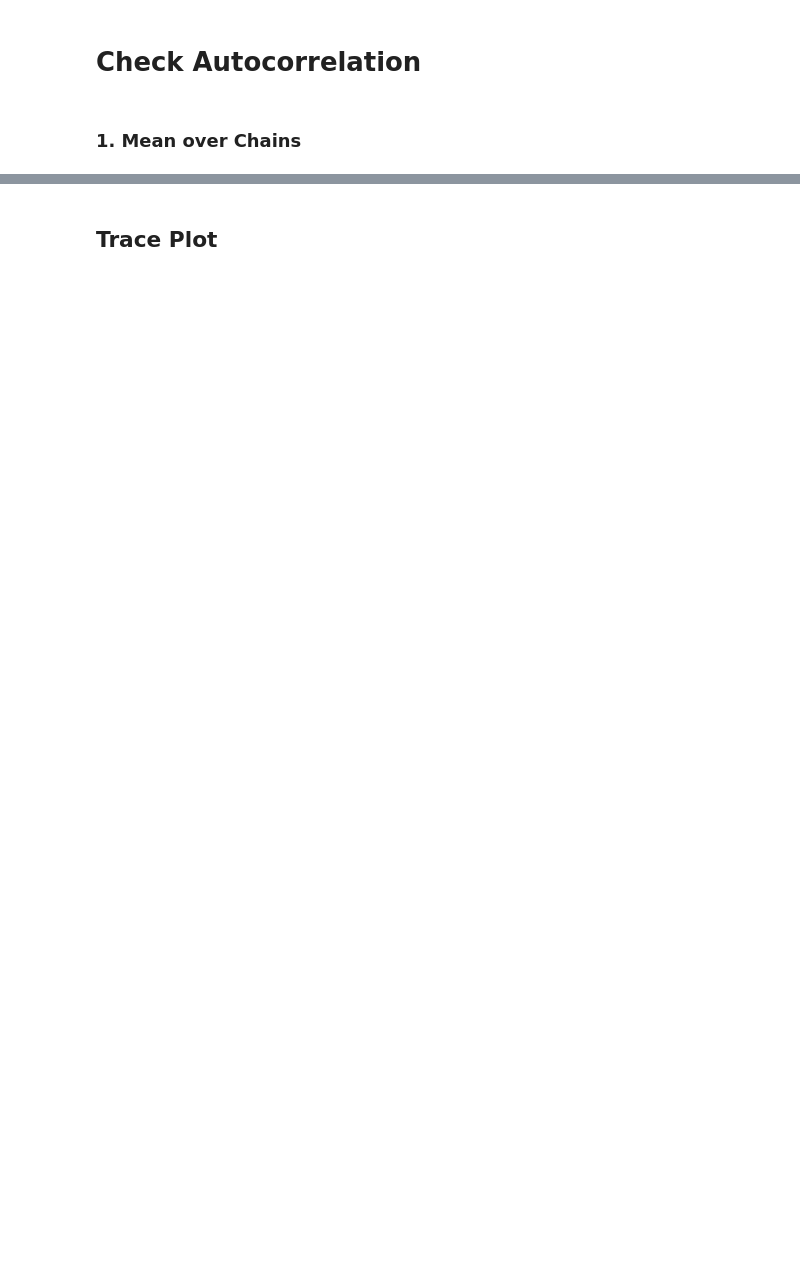
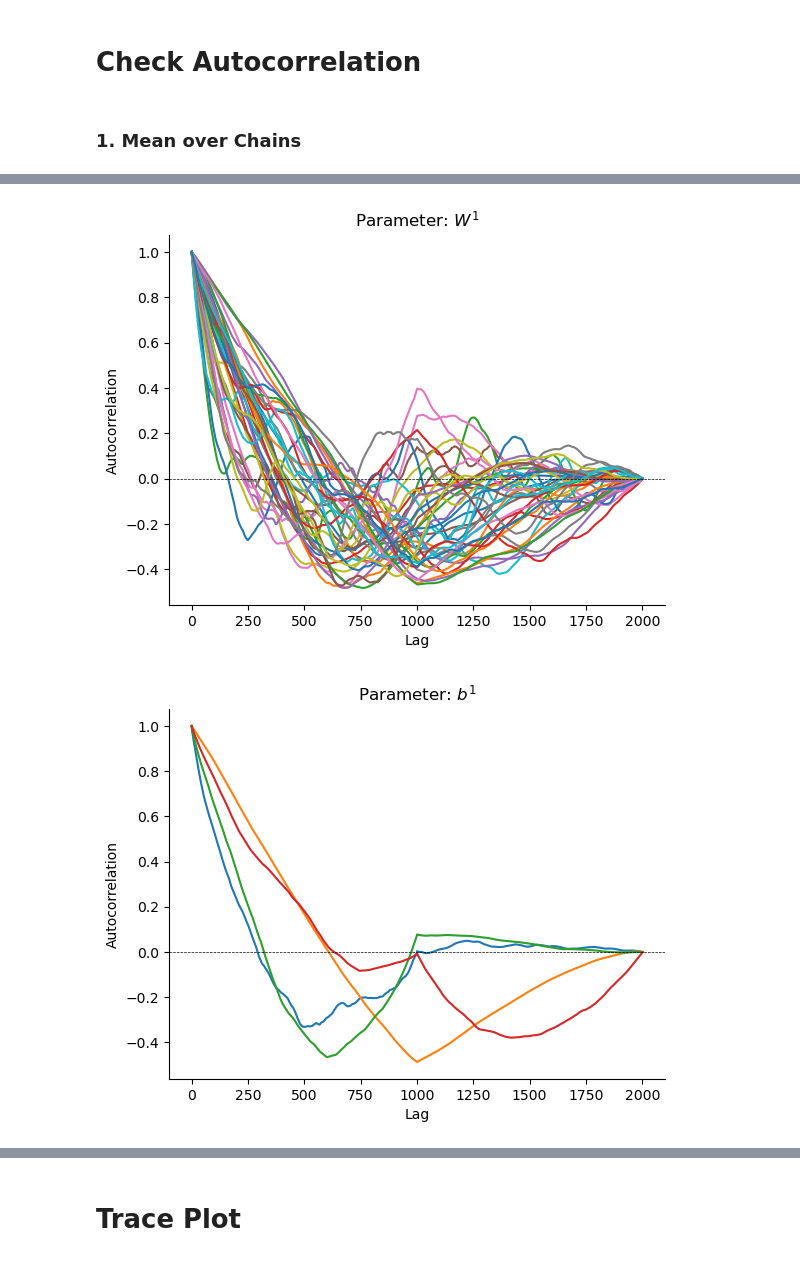
Before and after one commit to hannahrosafriesacher/HMC-UQ, a Jupyter notebook: evaluate_hmc.ipynb, the cells around one changed output, grey strips where cells are left out. Saved outputs shown, nothing was run; the diff lists cells and outputs as text; code cells hidden in the pictures; blank space fills up the shorter version.

```diff
--- a/evaluate_hmc.ipynb
+++ b/evaluate_hmc.ipynb
@@ -174,0 +210,41 @@ calculate_autocorrelation(params_eval)
+# %%
+params_eval = filter_params_reduced(params_reduced, 50, return_layer=True)
+# %%
+def autocorrelation_singleparam(params_eval):
+    max_lag = 20000
+    #to get normalized correlation
+    params_chain_a = (params_eval- np.mean(params_eval)) / (np.std(params_eval) * len(params_eval))
+    params_chain_b = (params_eval - np.mean(params_eval)) / np.std(params_eval)
+    ac_param = correlate(params_chain_a, params_chain_b)
+    half_idx = len(ac_param)//2
+    ac_param = ac_param[half_idx:(half_idx + max_lag)]
+    return ac_param
+
+
+layer_names = []
+
+for l in range(nr_layers + 1):
+    layer_names.append(r'$W^{' + str(l+1) + r'}$')
+    layer_names.append(r'$b^{' + str(l+1) + r'}$')
+
+
+def calculate_autocorrelation(params_layer):
+    AC = {'Burn-in' : [], 'Chain':[], 'LAG' : [],'#Burn-in': [], 'AUTOCORR': []}
+
+    for i,layer in enumerate(params_layer):
+        layer = layer.reshape(nr_chains * nr_samples, -1)
+
+        ac = np.apply_along_axis(autocorrelation_singleparam, arr = layer, axis = 0)
+        fig, axs = plt.subplots()
+        for param in range(ac.shape[1]):
+            df = pd.DataFrame(ac[:,param], columns = ['Samples'])
+            ax = sns.lineplot(data = df, x = df.index, y = 'Samples', legend = False)
+            ax.set_title(f'Parameter: {layer_names[i]}')
+        ax.set(xlabel='Lag', ylabel='Autocorrelation')
+        ax.axhline(0, color='black', linestyle='--', linewidth=0.5)
+        sns.despine()
+# %%
+calculate_autocorrelation(params_eval)
+# %% [output]
+[figure, added]
+[figure, added]
@@ -175,2 +253,2 @@ calculate_autocorrelation(params_eval)
 # %% [markdown]
-## Trace Plot
+# Trace Plot
```
Also changed, not shown: parts of 34 cells of this notebook, 3 other files.
